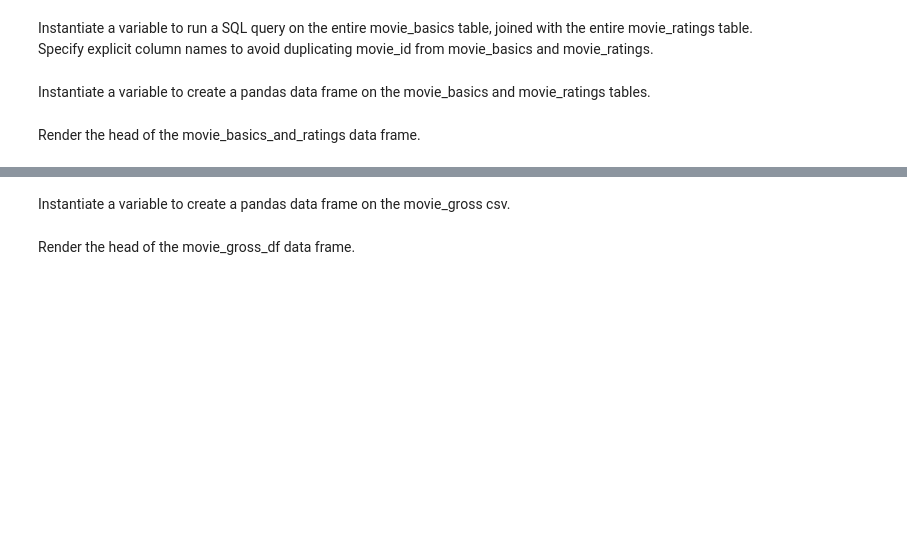
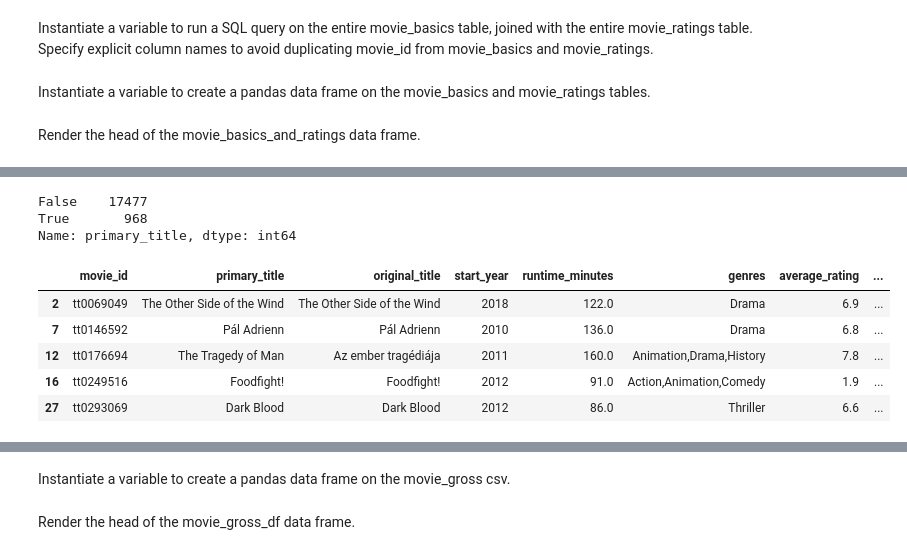
Before and after one commit to learn-co-curriculum/dsc-project-template, a Jupyter notebook: dsc-phase1-project-template.ipynb, the cells around one changed output, grey strips where cells are left out. Cells and saved outputs as stored; diff of their text form; code cells hidden in the pictures; blank space fills up the shorter version.

```diff
--- a/dsc-phase1-project-template.ipynb
+++ b/dsc-phase1-project-template.ipynb
@@ -183,0 +359,6 @@ movie_basics_and_ratings_df.head()
+# %%
+fourth_quartile_movie_basics_and_ratings_df['primary_title'].duplicated(keep=False).value_counts()
+# %% [output]
+False    17477
+True       968
+Name: primary_title, dtype: int64
@@ -183,0 +369,9 @@ movie_basics_and_ratings_df.head()
+# %%
+fourth_quartile_movie_basics_and_ratings_df_cleaned.head()
+# %% [output]
+|  | movie_id | primary_title | original_title | start_year | runtime_minutes | genres | average_rating | ... |
+| 2 | tt0069049 | The Other Side of the Wind | The Other Side of the Wind | 2018 | 122.0 | Drama | 6.9 | ... |
+| 7 | tt0146592 | Pál Adrienn | Pál Adrienn | 2010 | 136.0 | Drama | 6.8 | ... |
+| 12 | tt0176694 | The Tragedy of Man | Az ember tragédiája | 2011 | 160.0 | Animation,Drama,History | 7.8 | ... |
+| 16 | tt0249516 | Foodfight! | Foodfight! | 2012 | 91.0 | Action,Animation,Comedy | 1.9 | ... |
+| 27 | tt0293069 | Dark Blood | Dark Blood | 2012 | 86.0 | Thriller | 6.6 | ... |
```
Also changed, not shown: parts of 30 cells of this notebook.
